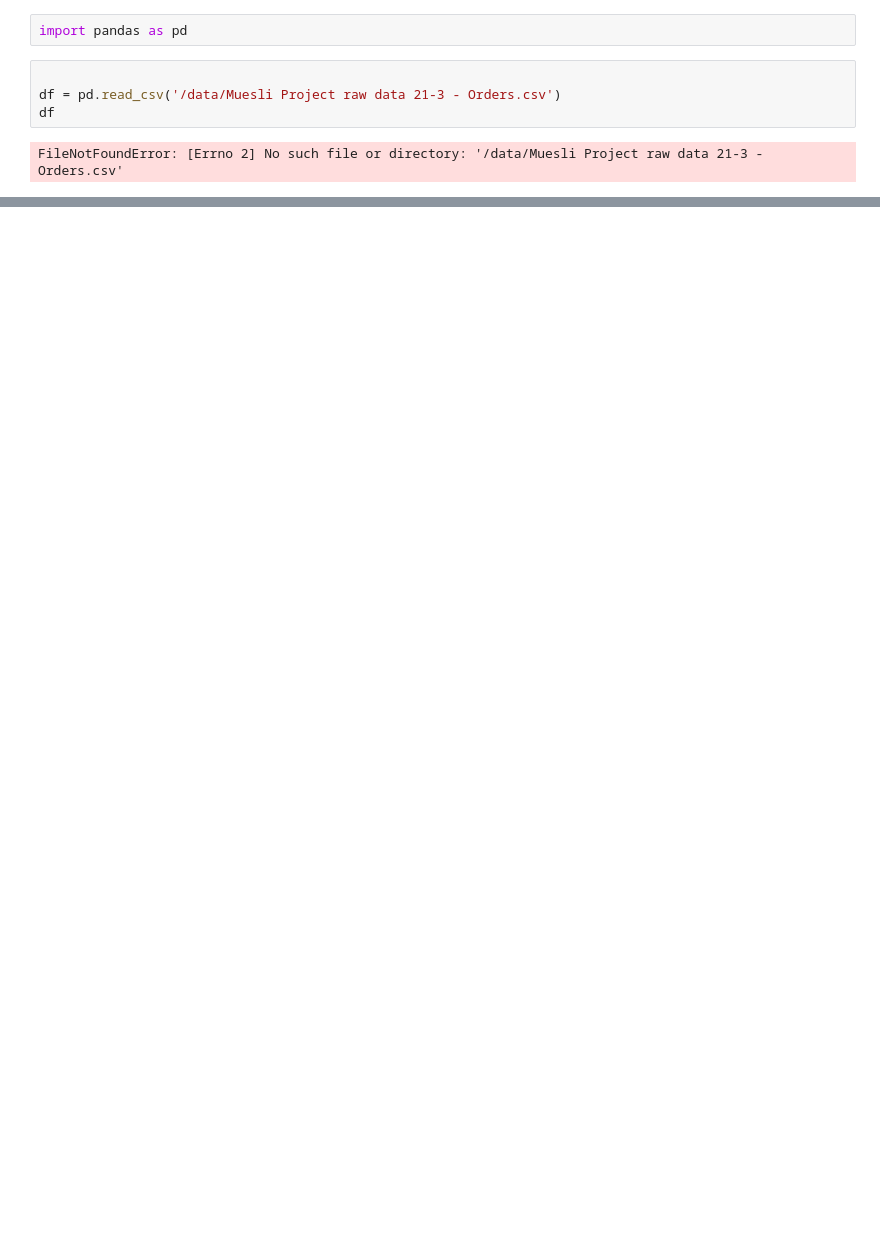
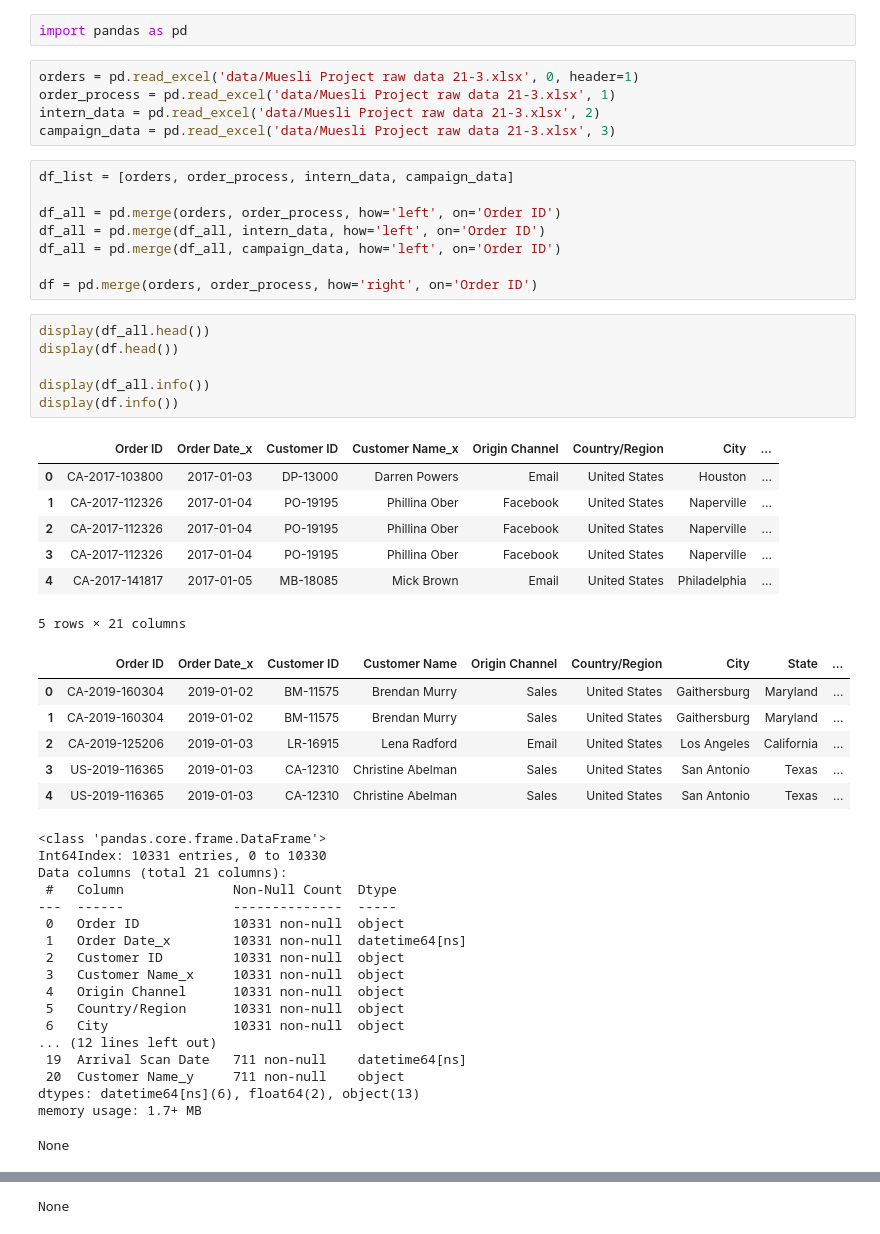
Before and after one commit to sergioserge/team4_eda_project, a Jupyter notebook: sl_eda1.ipynb, the cells around one changed output, grey strips where cells are left out. Cells and saved outputs as stored; diff of their text form; blank space fills up the shorter version.

```diff
--- a/sl_eda1.ipynb
+++ b/sl_eda1.ipynb
@@ -1,8 +5,53 @@
 # %%
 import pandas as pd
-# %%
-
-df = pd.read_csv('/data/Muesli Project raw data 21-3 - Orders.csv')
-df
-# %% [output]
-FileNotFoundError: [Errno 2] No such file or directory: '/data/Muesli Project raw data 21-3 - Orders.csv'
+# %%
+orders = pd.read_excel('data/Muesli Project raw data 21-3.xlsx', 0, header=1)
+order_process = pd.read_excel('data/Muesli Project raw data 21-3.xlsx', 1)
+intern_data = pd.read_excel('data/Muesli Project raw data 21-3.xlsx', 2)
+campaign_data = pd.read_excel('data/Muesli Project raw data 21-3.xlsx', 3)
+# %%
+df_list = [orders, order_process, intern_data, campaign_data]
+
+df_all = pd.merge(orders, order_process, how='left', on='Order ID')
+df_all = pd.merge(df_all, intern_data, how='left', on='Order ID')
+df_all = pd.merge(df_all, campaign_data, how='left', on='Order ID')
+
+df = pd.merge(orders, order_process, how='right', on='Order ID')
+# %%
+display(df_all.head())
+display(df.head())
+
+display(df_all.info())
+display(df.info())
+# %% [output]
+|  | Order ID | Order Date_x | Customer ID | Customer Name_x | Origin Channel | Country/Region | City | ... |
+| 0 | CA-2017-103800 | 2017-01-03 | DP-13000 | Darren Powers | Email | United States | Houston | ... |
+| 1 | CA-2017-112326 | 2017-01-04 | PO-19195 | Phillina Ober | Facebook | United States | Naperville | ... |
+| 2 | CA-2017-112326 | 2017-01-04 | PO-19195 | Phillina Ober | Facebook | United States | Naperville | ... |
+| 3 | CA-2017-112326 | 2017-01-04 | PO-19195 | Phillina Ober | Facebook | United States | Naperville | ... |
+| 4 | CA-2017-141817 | 2017-01-05 | MB-18085 | Mick Brown | Email | United States | Philadelphia | ... |
+5 rows × 21 columns
+|  | Order ID | Order Date_x | Customer ID | Customer Name | Origin Channel | Country/Region | City | State | ... |
+| 0 | CA-2019-160304 | 2019-01-02 | BM-11575 | Brendan Murry | Sales | United States | Gaithersburg | Maryland | ... |
+| 1 | CA-2019-160304 | 2019-01-02 | BM-11575 | Brendan Murry | Sales | United States | Gaithersburg | Maryland | ... |
+| 2 | CA-2019-125206 | 2019-01-03 | LR-16915 | Lena Radford | Email | United States | Los Angeles | California | ... |
+| 3 | US-2019-116365 | 2019-01-03 | CA-12310 | Christine Abelman | Sales | United States | San Antonio | Texas | ... |
+| 4 | US-2019-116365 | 2019-01-03 | CA-12310 | Christine Abelman | Sales | United States | San Antonio | Texas | ... |
+<class 'pandas.core.frame.DataFrame'>
+Int64Index: 10331 entries, 0 to 10330
+Data columns (total 21 columns):
+ #   Column              Non-Null Count  Dtype
+---  ------              --------------  -----
+ 0   Order ID            10331 non-null  object
+ 1   Order Date_x        10331 non-null  datetime64[ns]
+ 2   Customer ID         10331 non-null  object
+ 3   Customer Name_x     10331 non-null  object
+ 4   Origin Channel      10331 non-null  object
+ 5   Country/Region      10331 non-null  object
+ 6   City                10331 non-null  object
+... (12 lines left out)
+ 19  Arrival Scan Date   711 non-null    datetime64[ns]
+ 20  Customer Name_y     711 non-null    object
+dtypes: datetime64[ns](6), float64(2), object(13)
+memory usage: 1.7+ MB
+None
@@ -8,0 +75 @@ FileNotFoundError: [Errno 2] No such file or directory: '/data/Muesli Project ra
+None
```
Also changed, not shown: parts of 9 cells of this notebook.
